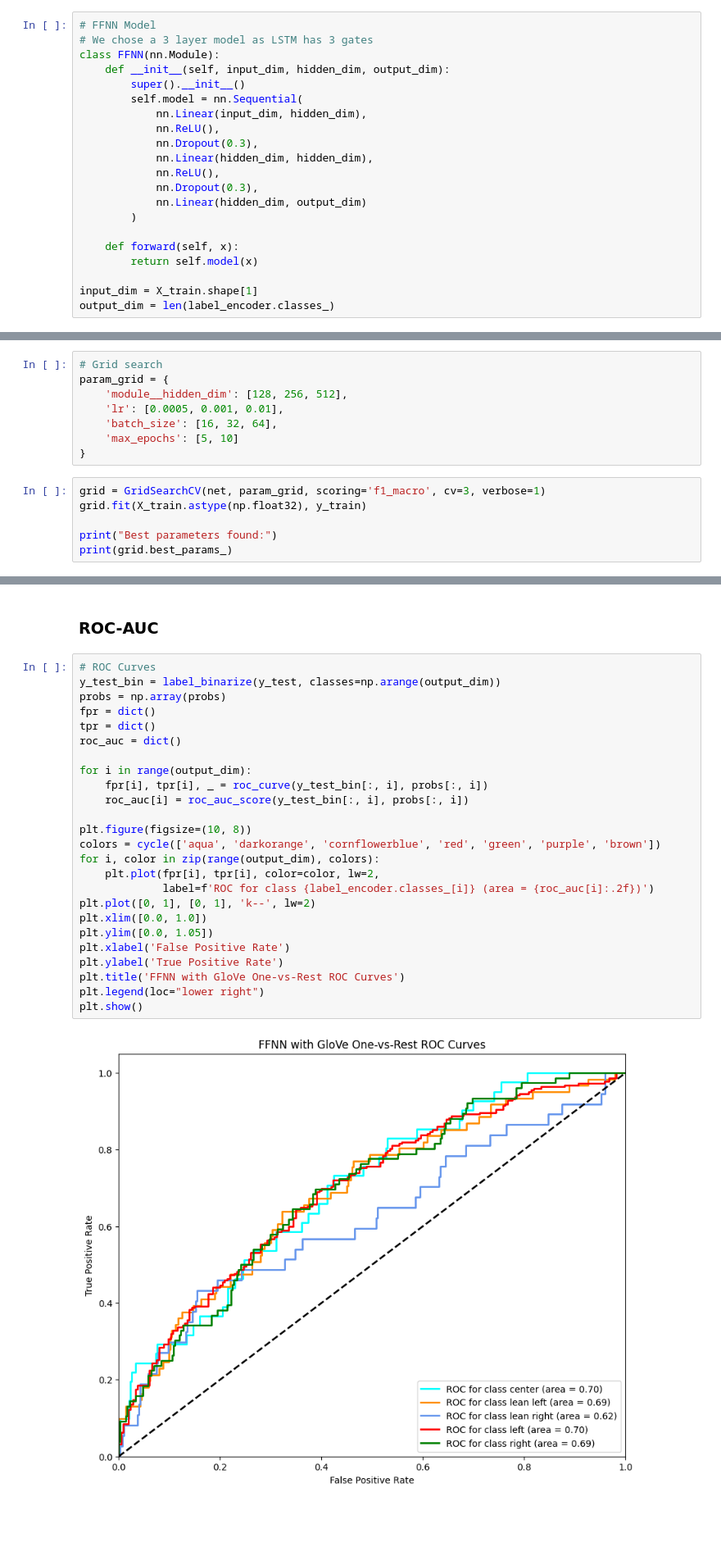
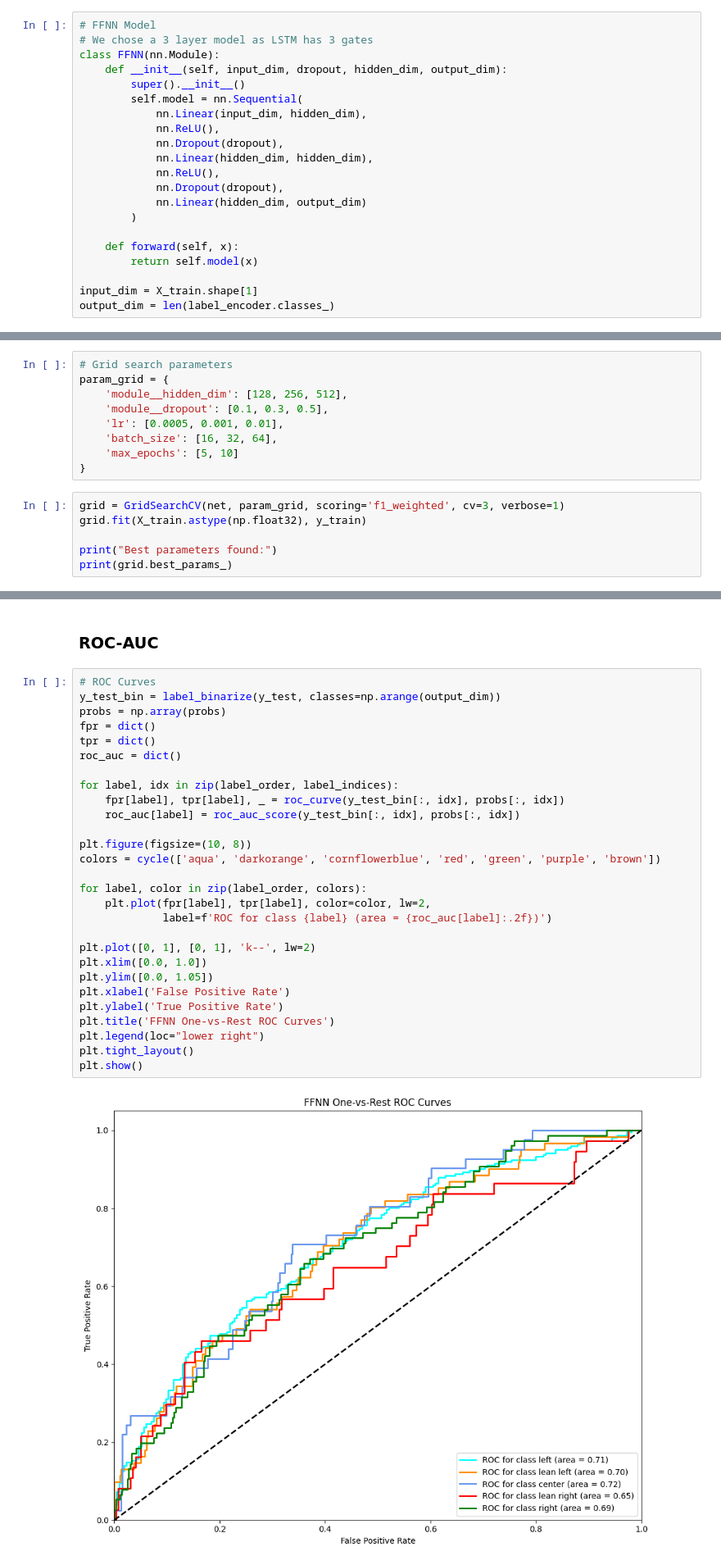
Before and after one commit to foongming/CS5242Project, a Jupyter notebook: FFNN_GloVe.ipynb, the cells around one changed output, grey strips where cells are left out. Shown at 82% size. Saved outputs shown, nothing was run; the diff lists cells and outputs as text; blank space fills up the shorter version.

```diff
--- a/FFNN_GloVe.ipynb
+++ b/FFNN_GloVe.ipynb
@@ -89,15 +89,15 @@ X_test = document_embedding(test_tokens, glove_embeddings)
 # FFNN Model
 # We chose a 3 layer model as LSTM has 3 gates
 class FFNN(nn.Module):
-    def __init__(self, input_dim, hidden_dim, output_dim):
+    def __init__(self, input_dim, dropout, hidden_dim, output_dim):
         super().__init__()
         self.model = nn.Sequential(
             nn.Linear(input_dim, hidden_dim),
             nn.ReLU(),
-            nn.Dropout(0.3),
+            nn.Dropout(dropout),
             nn.Linear(hidden_dim, hidden_dim),
             nn.ReLU(),
-            nn.Dropout(0.3),
+            nn.Dropout(dropout),
             nn.Linear(hidden_dim, output_dim)
         )
 
@@ -130,14 +148,15 @@ net = NeuralNetClassifier(
 )
 # %%
-# Grid search
+# Grid search parameters
 param_grid = {
     'module__hidden_dim': [128, 256, 512],
+    'module__dropout': [0.1, 0.3, 0.5],
     'lr': [0.0005, 0.001, 0.01],
     'batch_size': [16, 32, 64],
     'max_epochs': [5, 10]
 }
 # %%
-grid = GridSearchCV(net, param_grid, scoring='f1_macro', cv=3, verbose=1)
+grid = GridSearchCV(net, param_grid, scoring='f1_weighted', cv=3, verbose=1)
 grid.fit(X_train.astype(np.float32), y_train)
 
 print("Best parameters found:")
@@ -220,29 +359,32 @@ plt.show()
 # %%
 # ROC Curves
 y_test_bin = label_binarize(y_test, classes=np.arange(output_dim))
 probs = np.array(probs)
 fpr = dict()
 tpr = dict()
 roc_auc = dict()
 
-for i in range(output_dim):
-    fpr[i], tpr[i], _ = roc_curve(y_test_bin[:, i], probs[:, i])
-    roc_auc[i] = roc_auc_score(y_test_bin[:, i], probs[:, i])
+for label, idx in zip(label_order, label_indices):
+    fpr[label], tpr[label], _ = roc_curve(y_test_bin[:, idx], probs[:, idx])
+    roc_auc[label] = roc_auc_score(y_test_bin[:, idx], probs[:, idx])
 
 plt.figure(figsize=(10, 8))
 colors = cycle(['aqua', 'darkorange', 'cornflowerblue', 'red', 'green', 'purple', 'brown'])
-for i, color in zip(range(output_dim), colors):
-    plt.plot(fpr[i], tpr[i], color=color, lw=2,
-             label=f'ROC for class {label_encoder.classes_[i]} (area = {roc_auc[i]:.2f})')
+
+for label, color in zip(label_order, colors):
+    plt.plot(fpr[label], tpr[label], color=color, lw=2,
+             label=f'ROC for class {label} (area = {roc_auc[label]:.2f})')
+
 plt.plot([0, 1], [0, 1], 'k--', lw=2)
 plt.xlim([0.0, 1.0])
 plt.ylim([0.0, 1.05])
 plt.xlabel('False Positive Rate')
 plt.ylabel('True Positive Rate')
-plt.title('FFNN with GloVe One-vs-Rest ROC Curves')
+plt.title('FFNN One-vs-Rest ROC Curves')
 plt.legend(loc="lower right")
+plt.tight_layout()
 plt.show()
 # %% [output]
-[figure, old version]
+[figure, new version]
 # %%
 macro_auc = roc_auc_score(y_test_bin, probs, average='weighted')
```
Also changed, not shown: parts of 11 cells of this notebook, 3 other files.
